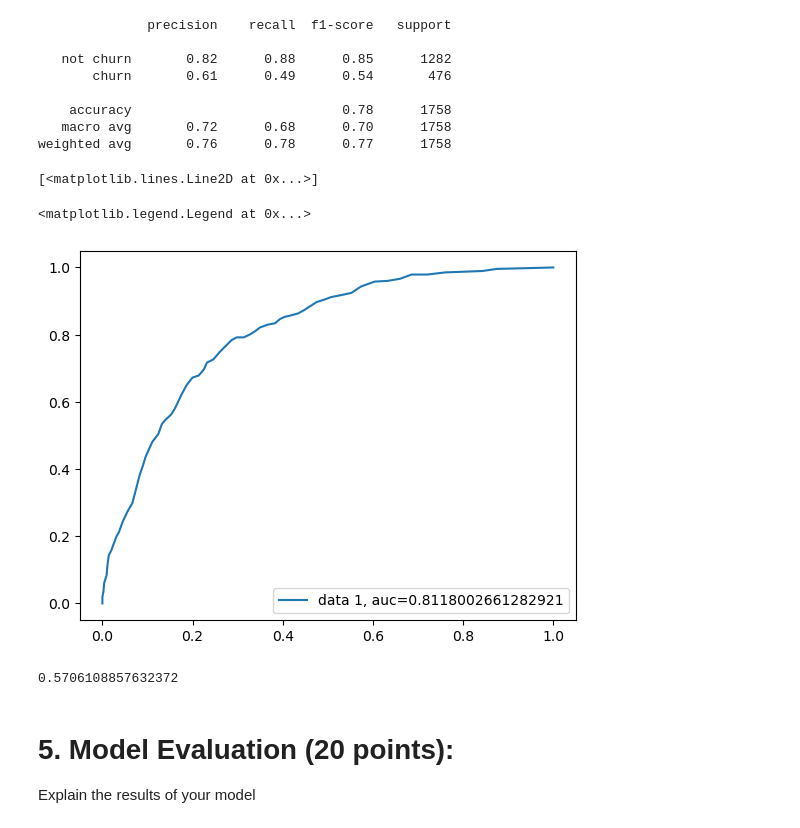
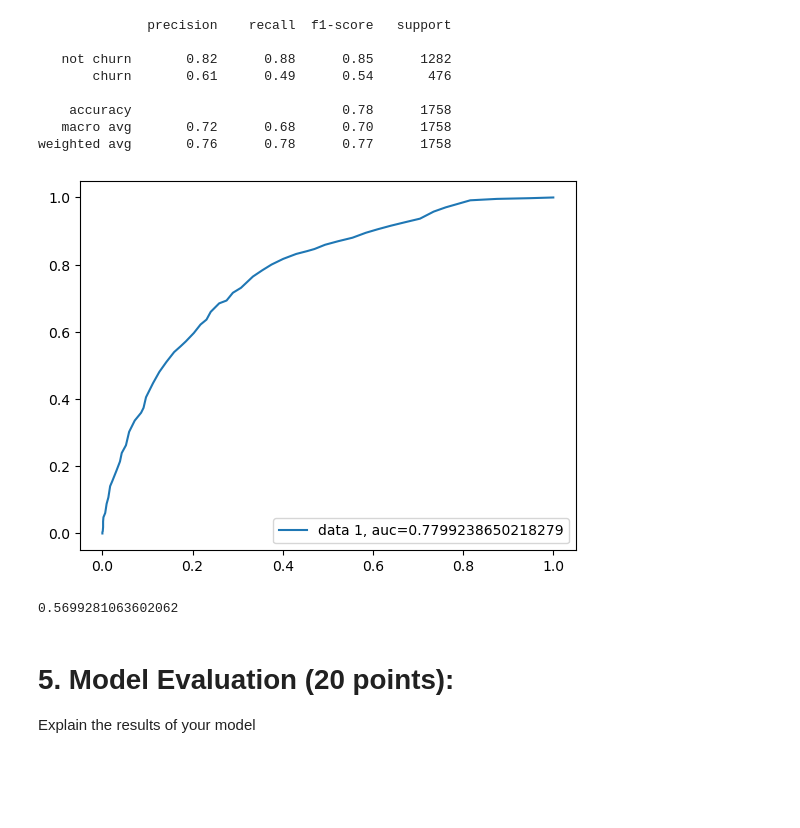
Before and after one commit to Marsh16/AFL1_Evelyn_Marsha_ML, a Jupyter notebook: AFL1_Evelyn_Marsha.ipynb, the cells around one changed output. Cells and saved outputs as stored; diff of their text form; code cells hidden in the pictures; blank space fills up the shorter version.

```diff
--- a/AFL1_Evelyn_Marsha.ipynb
+++ b/AFL1_Evelyn_Marsha.ipynb
@@ -315,12 +320,12 @@ from sklearn.linear_model import LogisticRegression
 
 # Create an instance of the logistic regression model
 logreg = LogisticRegression(random_state=16)
-logreg.fit(X_train, y_train)
+logreg.fit(X_trainsc, y_train)
 # %% [output]
 LogisticRegression(random_state=16)
 # %%
 # Make y prediction based on X test
-y_pred = logreg.predict (X_test)
+y_pred = logreg.predict (X_testsc)
 # Make a dataframe to display y_test and y_pred side-by-side
 evaluate = pd.DataFrame({'y_test': y_test, 'y_pred': y_pred})
 evaluate.head(10)
@@ -430,9 +425,9 @@ highest_accuracy = 0.0
 for n_neighbors in n_neighbors_values:
 # Create the K-NN classifier
     classifier = KNeighborsClassifier(n_neighbors=n_neighbors, metric = "euclidean", p=2)
-    knnclass = classifier.fit(X_train, y_train)
+    knnclass = classifier.fit(X_trainsc, y_train)
 # Make predictions on the test set
-    y_pred = classifier.predict(X_test)
+    y_pred = classifier.predict(X_testsc)
 # Calculate accuracy score
     accuracy = accuracy_score(y_test, y_pred)
 # Append accuracy score and n_neighbors value to the respective lists
@@ -462,7 +453,7 @@ Highest Accuracy Score: 0.776 (n_neighbors=80)
 from sklearn.neighbors import KNeighborsClassifier
 # Create an instance of the KNN model
 knnclassifier = KNeighborsClassifier(n_neighbors = best_n_neighbors, metric = "euclidean", p = 2)
-knnclassifier.fit(X_train, y_train)
+knnclassifier.fit(X_trainsc, y_train)
 # %% [output]
 KNeighborsClassifier(metric='euclidean', n_neighbors=80)
 # %%
@@ -630,24 +603,24 @@ print(reportrf)
    macro avg       0.72      0.68      0.70      1758
 weighted avg       0.76      0.78      0.77      1758
 # %%
-y_pred_proba = knnclassifier.predict_proba(X_test)[::,1]
+# import the metrics class
+from sklearn import metrics
+y_pred_proba = knnclassifier.predict_proba(X_testrf)[::,1]
 fpr, tpr, _ = metrics.roc_curve(y_test,  y_pred_proba)
 auc = metrics.roc_auc_score(y_test, y_pred_proba)
 plt.plot(fpr,tpr,label="data 1, auc="+str(auc))
 plt.legend(loc=4)
 plt.show()
 # %% [output]
-[<matplotlib.lines.Line2D at 0x...>]
-<matplotlib.legend.Legend at 0x...>
-[figure, old version]
+[figure, new version]
 # %%
 from sklearn.metrics import log_loss
-loglossrf = log_loss(y_test, rf_classifier.predict_proba(X_test))
+loglossrf = log_loss(y_test, rf_classifier.predict_proba(X_testrf))
 loglossrf
 #the lower the better
 # Log Loss around "0.5" considered the classification model reasonable enough
 # %% [output]
-0.5706108857632372
+0.5699281063602062
 # %% [markdown]
 # 5. Model Evaluation (20 points):
 Explain the results of your model
```
Also changed, not shown: parts of 21 cells of this notebook.
